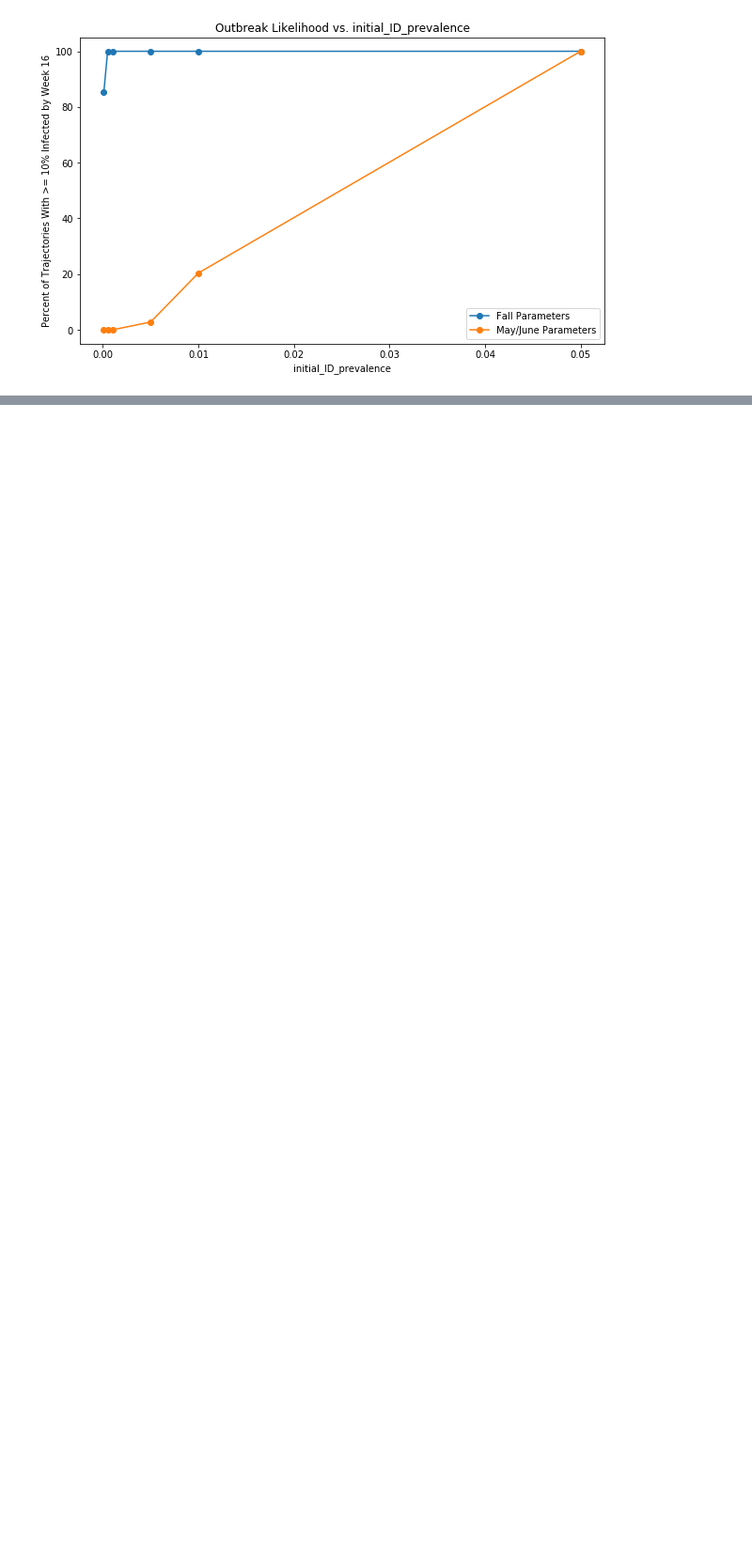
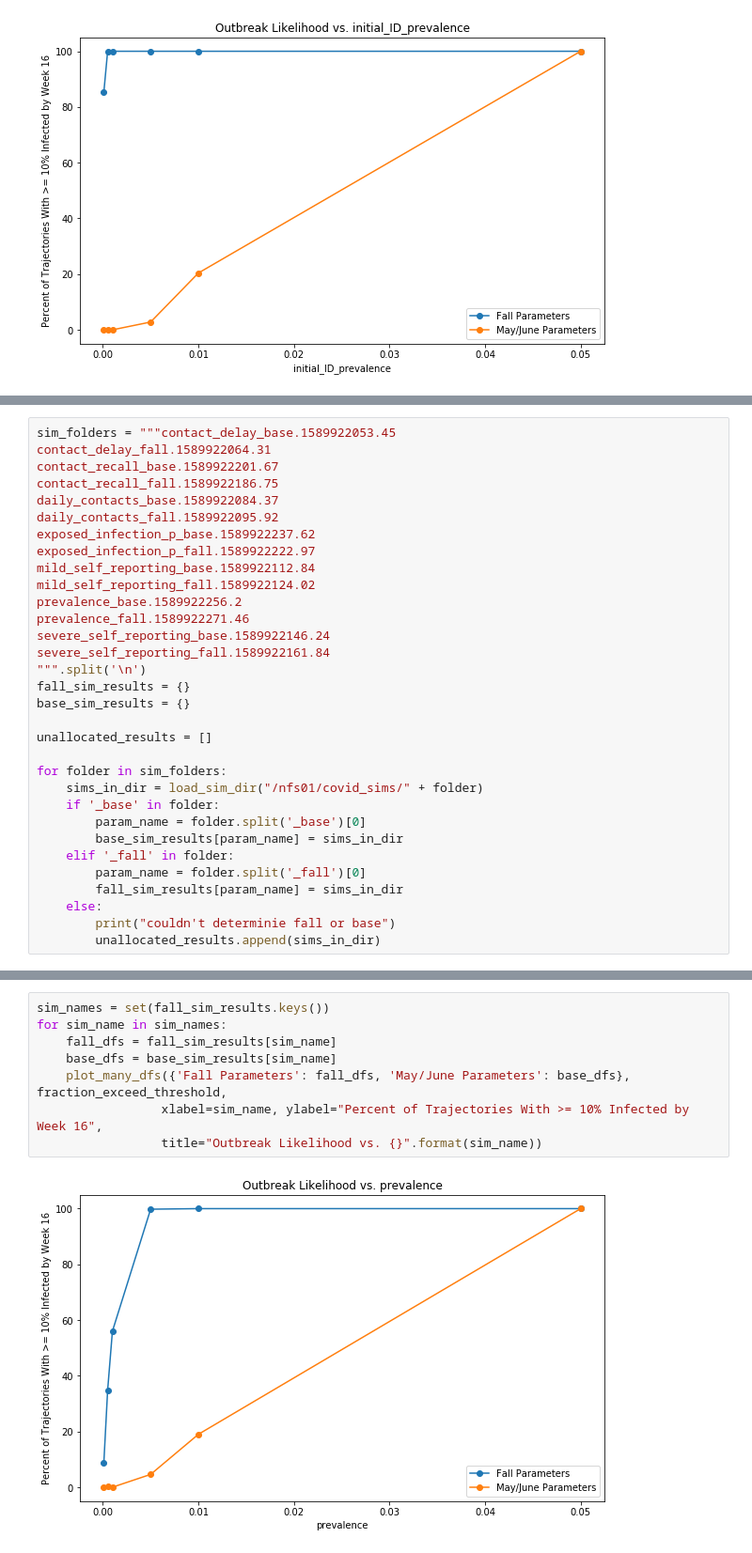
Before and after one commit to peter-i-frazier/group-testing, a Jupyter notebook: notebooks/batch simulation sensitivity plots.ipynb, the cells around one changed output, grey strips where cells are left out. Shown at 94% size. Saved outputs shown, nothing was run; the diff lists cells and outputs as text; blank space fills up the shorter version.

```diff
--- a/notebooks/batch simulation sensitivity plots.ipynb
+++ b/notebooks/batch simulation sensitivity plots.ipynb
@@ -108,0 +111,32 @@ for fall_dfs, base_dfs, sim_name in zip(fall_sim_dfs, base_sim_dfs, sim_names):
+# %%
+sim_folders = """contact_delay_base.1589922053.45
+contact_delay_fall.1589922064.31
+contact_recall_base.1589922201.67
+contact_recall_fall.1589922186.75
+daily_contacts_base.1589922084.37
+daily_contacts_fall.1589922095.92
+exposed_infection_p_base.1589922237.62
+exposed_infection_p_fall.1589922222.97
+mild_self_reporting_base.1589922112.84
+mild_self_reporting_fall.1589922124.02
+prevalence_base.1589922256.2
+prevalence_fall.1589922271.46
+severe_self_reporting_base.1589922146.24
+severe_self_reporting_fall.1589922161.84
+""".split('\n')
+fall_sim_results = {}
+base_sim_results = {}
+
+unallocated_results = []
+
+for folder in sim_folders:
+    sims_in_dir = load_sim_dir("/nfs01/covid_sims/" + folder)
+    if '_base' in folder:
+        param_name = folder.split('_base')[0]
+        base_sim_results[param_name] = sims_in_dir
+    elif '_fall' in folder:
+        param_name = folder.split('_fall')[0]
+        fall_sim_results[param_name] = sims_in_dir
+    else:
+        print("couldn't determinie fall or base")
+        unallocated_results.append(sims_in_dir)
@@ -108,0 +161,10 @@ for fall_dfs, base_dfs, sim_name in zip(fall_sim_dfs, base_sim_dfs, sim_names):
+# %%
+sim_names = set(fall_sim_results.keys())
+for sim_name in sim_names:
+    fall_dfs = fall_sim_results[sim_name]
+    base_dfs = base_sim_results[sim_name]
+    plot_many_dfs({'Fall Parameters': fall_dfs, 'May/June Parameters': base_dfs}, fraction_exceed_threshold,
+                 xlabel=sim_name, ylabel="Percent of Trajectories With >= 10% Infected by Week 16",
+                 title="Outbreak Likelihood vs. {}".format(sim_name))
+# %% [output]
+[figure, added]
```
Also changed, not shown: parts of 3 cells of this notebook, 9 other files.
